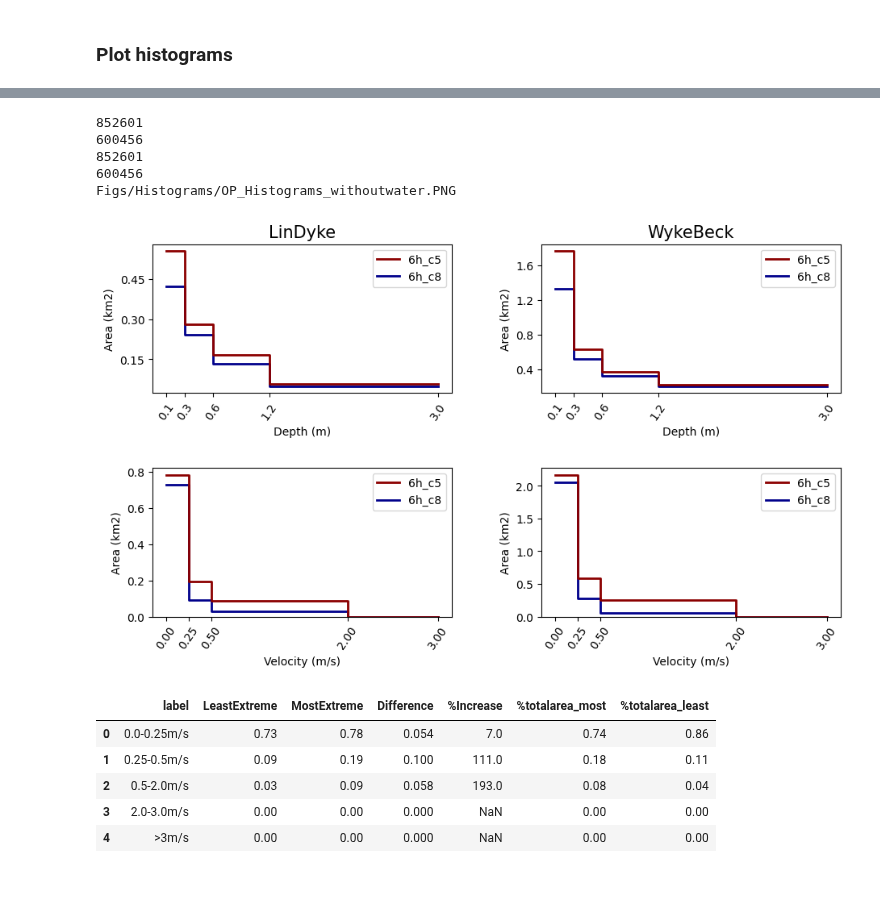
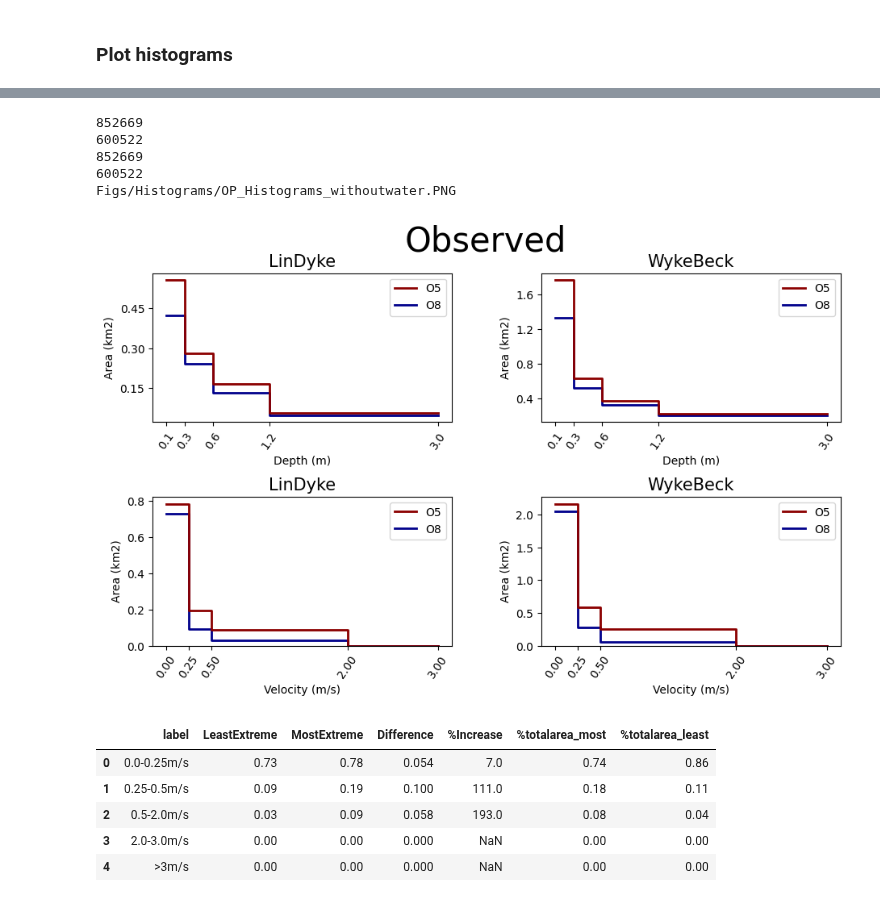
Before and after one commit to masher92/UKCP18, a Jupyter notebook: CatchmentAnalysis/PlotsForPaper/PlotsForPaper.ipynb, the cells around one changed output, grey strips where cells are left out. Saved outputs shown, nothing was run; the diff lists cells and outputs as text; code cells hidden in the pictures.

Commit message:
testing the hazard plot problems!

```diff
--- a/CatchmentAnalysis/PlotsForPaper/PlotsForPaper.ipynb
+++ b/CatchmentAnalysis/PlotsForPaper/PlotsForPaper.ipynb
@@ -400,17 +400,17 @@ plot_flooded_extent_2catchments(cluster_results_wb_ls, 'Notwater', 'Wyke Beck','
 ## Plot Flood Severity
 # %%
 individual_cell_values_ip_ld= pd.read_csv("../ProcessModelResults/Outputs/Data/IdealisedProfiles/LinDyke/individual_cell_values_notwetlands.csv")
-individual_cell_values_ip_wb=pd.read_csv("../ProcessModelResults/Outputs/Data/IdealisedProfiles/WykeBeck/individual_cell_values_export.csv")
+individual_cell_values_ip_wb=pd.read_csv("../ProcessModelResults/Outputs/Data/IdealisedProfiles/WykeBeck/individual_cell_values_notwetlands.csv")
 individual_cell_values_op_ld= pd.read_csv("../ProcessModelResults/Outputs/Data/ObservedProfiles/LinDyke/individual_cell_values_notwetlands.csv")
-individual_cell_values_op_wb= pd.read_csv("../ProcessModelResults/Outputs/Data/ObservedProfiles/WykeBeck/individual_cell_values_export.csv")
+individual_cell_values_op_wb= pd.read_csv("../ProcessModelResults/Outputs/Data/ObservedProfiles/WykeBeck/individual_cell_values_notwetlands.csv")
 # %%
-# di_i = {"6h_sp_bl_0.9": "Most back-loaded", "6h_sp_fl_0.1": "Most front-loaded"}
-# di_o = {"6h_c5": "Most back-loaded", "6h_c8": "Most front-loaded"}
+di_i = {"6h_sp_bl_0.9": "I9", "6h_sp_fl_0.1": "I1"}
+di_o = {"6h_c5": "O5", "6h_c8": "O8"}
 
-# individual_cell_values_ip_ld.replace({"short_id": di_i},inplace=True)
-# individual_cell_values_ip_wb.replace({"short_id": di_i},inplace=True)
-# individual_cell_values_op_ld.replace({"short_id": di_o},inplace=True)
-# individual_cell_values_op_wb.replace({"short_id": di_o},inplace=True)
+individual_cell_values_ip_ld.replace({"short_id": di_i},inplace=True)
+individual_cell_values_ip_wb.replace({"short_id": di_i},inplace=True)
+individual_cell_values_op_ld.replace({"short_id": di_o},inplace=True)
+individual_cell_values_op_wb.replace({"short_id": di_o},inplace=True)
 # %%
 # individual_cell_values_ip = [individual_cell_values_ip_ld,individual_cell_values_ip_wb]
 # individual_cell_values_op = [individual_cell_values_op_ld,individual_cell_values_op_wb]
@@ -471,8 +471,10 @@ def plot_histogram_weighted (individual_cell_values_dict, profiles_name, profile
         # Get so the most/least extreme appear in plots with the colours in same order
         if profiles_name =='SinglePeak_Scaled':
             extremes.sort_values(by=['short_id'],ascending =True, inplace=True)
+        if profiles_name =='Observed':
+            extremes.sort_values(by=['short_id'],ascending =True, inplace=True)
         else:
-            extremes.sort_values(by=['short_id'],ascending=True, inplace=True)
+            extremes.sort_values(by=['short_id'],ascending=False, inplace=True)
 
         # Plot
         ls_values = sns.histplot(ax=ax, data=extremes, x=variable_name, hue='short_id',stat='count',
@@ -487,8 +489,7 @@ def plot_histogram_weighted (individual_cell_values_dict, profiles_name, profile
         ax.get_legend().set_title("")
 
         # Set title
-        if variable_name == 'Depth':
-            ax.set_title(catchment_name, fontsize=15)
+        ax.set_title(catchment_name, fontsize=15)
 
         #### Get change percentages
         most_extreme_ls = []
@@ -529,7 +530,7 @@ def plot_histogram_weighted (individual_cell_values_dict, profiles_name, profile
 
 
         dfs.append(df)
-
+    fig.suptitle(profiles_name, fontsize= 30)
     if filter_out_water == False:
         fp_to_save = "Figs/Histograms/{}_Histograms.PNG".format(profiles_name_short)
         fig.savefig(fp_to_save, bbox_inches='tight')
@@ -564,15 +556,15 @@ df_idealised_nowater[2]
 # df_observed = plot_histogram_weighted(individual_cell_values_op_dict,'Observed','OP','6h_c8', '6h_c5' ,
 #                                       filter_out_water = False,  title= True)
 # %%
-df_observed_nowater = plot_histogram_weighted(individual_cell_values_op_dict, 'Observed', 'OP','6h_c5','6h_c8',
+df_observed_nowater = plot_histogram_weighted(individual_cell_values_op_dict, 'Observed', 'OP','O5','O8',
                                                filter_out_water = True,title= True)
 # %% [output]
-852601
-600456
-852601
-600456
+852669
+600522
+852669
+600522
 Figs/Histograms/OP_Histograms_withoutwater.PNG
-[figure, old version]
+[figure, new version]
 # %%
 df_observed_nowater[2]
 # %% [output]
```
Also changed, not shown: parts of 16 cells of this notebook.
